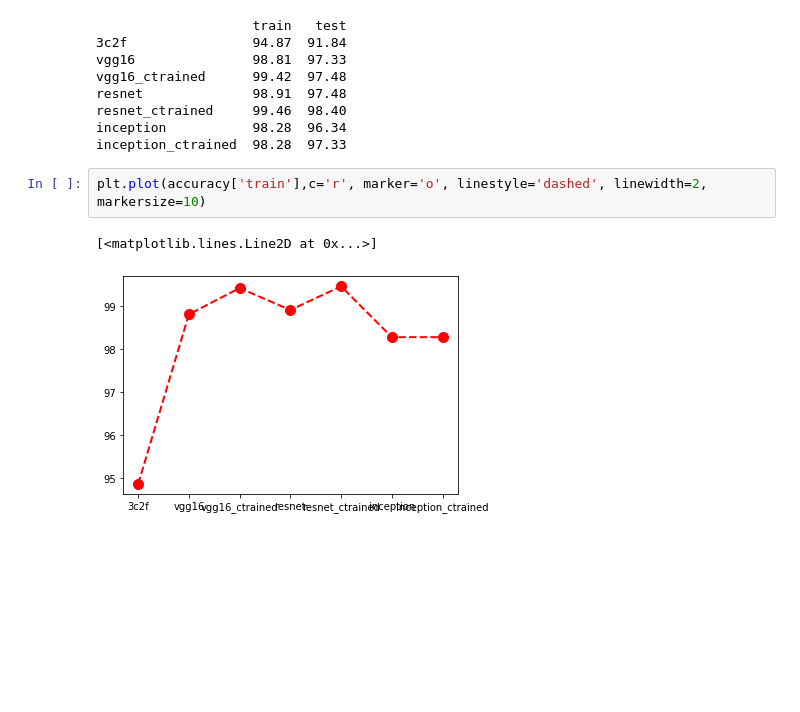
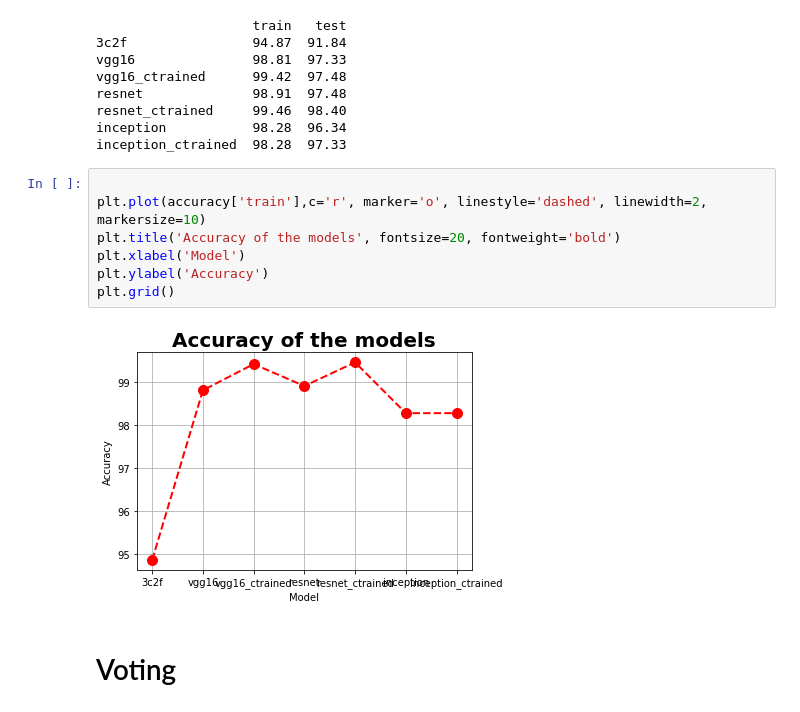
Before and after one commit to AnuraghSarkar/inversecooking, a Jupyter notebook: mri.ipynb, the cells around one changed output. Saved outputs shown, nothing was run; the diff lists cells and outputs as text; blank space fills up the shorter version.

```diff
--- a/mri.ipynb
+++ b/mri.ipynb
@@ -787,7 +794,13 @@ resnet_ctrained     99.46  98.40
 inception           98.28  96.34
 inception_ctrained  98.28  97.33
 # %%
+
 plt.plot(accuracy['train'],c='r', marker='o', linestyle='dashed', linewidth=2, markersize=10)
+plt.title('Accuracy of the models', fontsize=20, fontweight='bold')
+plt.xlabel('Model')
+plt.ylabel('Accuracy')
+plt.grid()
 # %% [output]
-[<matplotlib.lines.Line2D at 0x...>]
-[figure, old version]
+[figure, new version]
+# %% [markdown]
+# Voting
```
Also changed, not shown: parts of 10 cells of this notebook, 1 other file.
